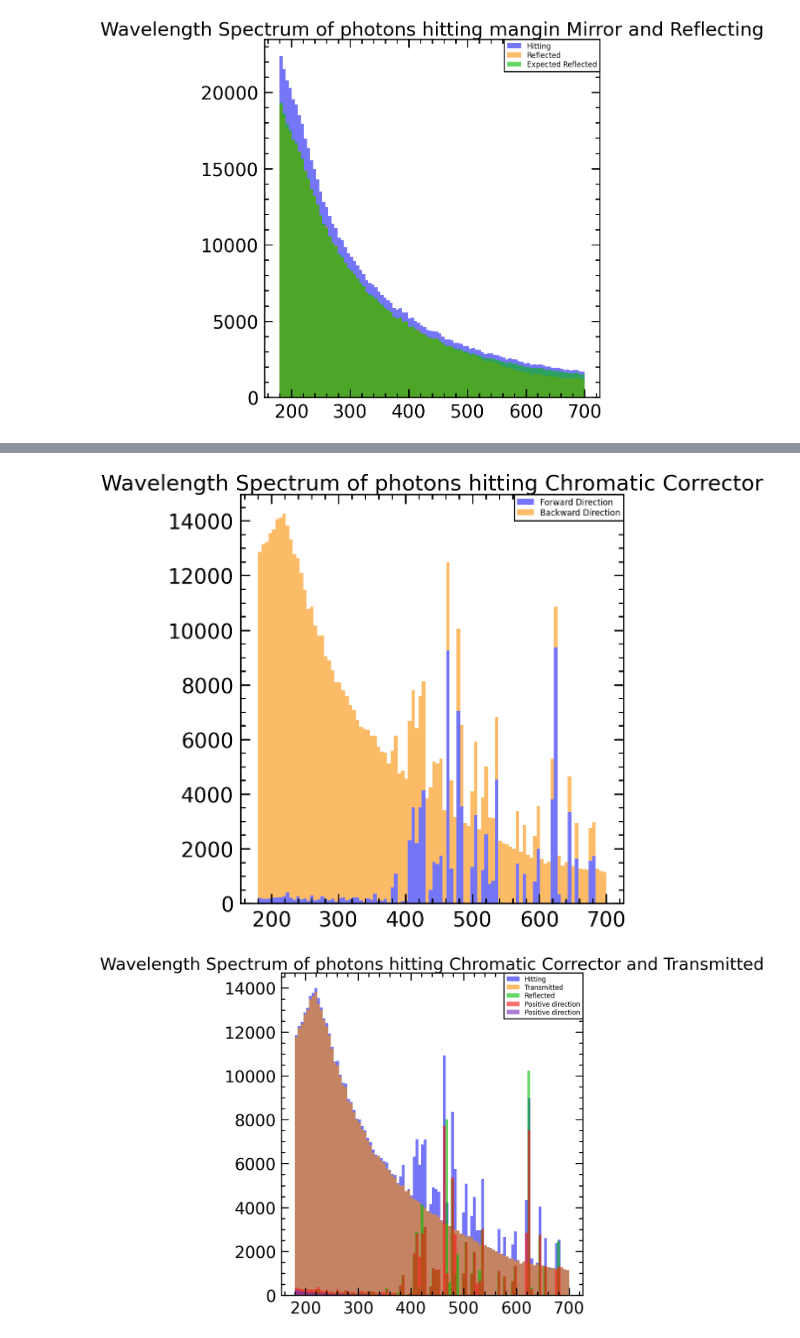
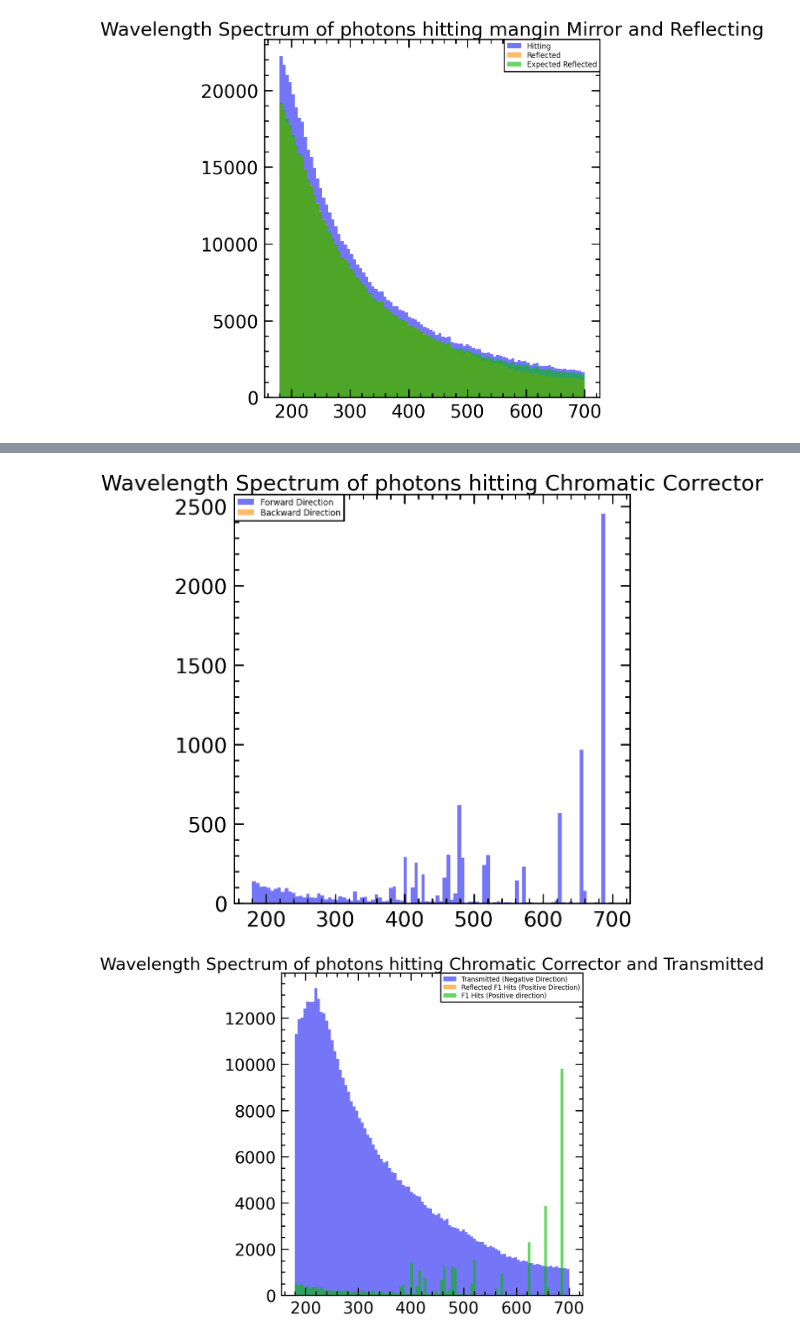
Before and after one commit to SandersJack/NA62_CEDARH_Handbook, a Jupyter notebook: CEDAR_Handbook.ipynb, the cells around one changed output, grey strips where cells are left out. Drawn from its saved outputs; the diff is of its cells as text; code cells hidden in the pictures.

```diff
--- a/CEDAR_Handbook.ipynb
+++ b/CEDAR_Handbook.ipynb
@@ -13,7 +13,7 @@ importlib.reload(Cpm)
 # %% [output]
 <module 'CEDAR_Parameters' from 'c:\\Users\\sande\\Documents\\Coding\\NA62_CEDARH_Handbook\\CEDAR_Parameters.py'>
 # %%
-filename = "Cedar_data/data.F1.2.txt"
+filename = "Cedar_data/data.comb.3.txt"
 verbose_level = 1 # 0 no printout, 1 printout to console, 2 printout to text file
 CEDARH = Cpm.CEDARH()
 print("!")
@@ -67,6 +67,9 @@ crom_F1_trans = []
 crom_F1_for = []
 crom_F1_tran_for = []
 crom_F1_refl = []
+
+crom_F2_hit = []
+crom_F2_refl = []
 
 
 angle  = []
@@ -111,6 +114,9 @@ for t in range(len(events)):
     mang = 0
     mang_L = 0
     mang_p = 0
+
+    prevfinvol = ""
+    prev_prevvol = ""
 
     print(t)
     print("Events: " + str(int(events[t][0][5])+1))
@@ -173,14 +179,17 @@ for t in range(len(events)):
         if prevol == "CedarChromaticF1Surface" and finvol == "CedarChromaticCorrector":
             crom_F1_for.append(ELConvert(e*1e6)*1e3)
 
-        if prevol == "CedarRadiatorGas" and finvol == "CedarChromaticF1Surface":
-            crom_F1_tran_for.append(ELConvert(e*1e6)*1e3)
-
         if prevol == "CedarChromaticF1Surface" and finvol == "CedarRadiatorGas":
             crom_F1_trans.append(ELConvert(e*1e6)*1e3)
 
-        if prevol == "CedarChromaticF1Surface" and finvol == "CedarChromaticCorrector" and prev_prevvol == "CedarChromaticCorrector" and prevfinvol == "CedarChromaticF1Surface":
+        if prev_prevvol == "CedarChromaticF1Surface" and prevfinvol == "CedarChromaticCorrector" and prevol == "CedarChromaticCorrector" and finvol == "CedarChromaticF1Surface":
             crom_F1_refl.append(ELConvert(e*1e6)*1e3)
+
+        if prevol == "CedarRadiatorGas" and finvol == "CedarChromaticF2Surface":
+            crom_F2_hit.append(ELConvert(e*1e6)*1e3)
+
+        if prev_prevvol == "CedarChromaticF2Surface" and prevfinvol == "CedarChromaticCorrector" and prevol == "CedarChromaticCorrector" and finvol == "CedarChromaticF2Surface":
+            crom_F2_refl.append(ELConvert(e*1e6)*1e3)
 
         ###############################################################################
         ##                              -------------------                          ##
@@ -416,24 +425,23 @@ ax02_1.set_title("Wavelength Spectrum of photons hitting Chromatic Corrector")
 ax02_1.legend()
 plt.show()
 # %% [output]
-[figure, old version]
+[figure, new version]
 # %%
 fig02_2, ax02_2 = plt.subplots(1, 1, figsize=(10, 10))
-counts2, bins2, bars2 = ax02_2.hist(crom_F1_hit,bins=100,label="Hitting",alpha=0.6)
-counts2_, bins2_, bars2_ = ax02_2.hist(crom_F1_trans,bins=100,label="Transmitted",alpha=0.6)
-counts2_r, bins2_r, bars2_r = ax02_2.hist(crom_F1_refl,bins=100,label="Reflected",alpha=0.6)
+#counts2, bins2, bars2 = ax02_2.hist(crom_F1_hit,bins=100,label="F2 Hits (Negative Direction)",alpha=0.6)
+counts2_, bins2_, bars2_ = ax02_2.hist(crom_F1_trans,bins=100,label="Transmitted (Negative Direction)",alpha=0.6)
+counts2_r, bins2_r, bars2_r = ax02_2.hist(crom_F1_refl,bins=100,label="Reflected F1 Hits (Positive Direction)",alpha=0.6)
 
 cromexpected = []
 for i in range(len(counts2)):
     ncounts = counts2[i]*(1-CEDARH.ChromaticCorrectorF1Reflectivity(bins2[i]))
     for t in range(int(ncounts)):
         cromexpected.append(bins2[i])
 
-counts2_p, bins2_p, bars2_p = ax02_2.hist(crom_F1_for,bins=100,label="Positive direction",alpha=0.6,range=(min(bins2),max(bins2)))
-counts2_tp, bins2_tp, bars2_tp = ax02_2.hist(crom_F1_tran_for,bins=100,label="Positive direction",alpha=0.6,range=(min(bins2),max(bins2)))
+counts2_p, bins2_p, bars2_p = ax02_2.hist(crom_F1_for,bins=100,label="F1 Hits (Positive direction)",alpha=0.6,range=(min(bins2),max(bins2)))
 #ax02_2.hist(cromexpected,bins=100,label="Expected Transmitted",alpha=0.6,range=(min(bins2),max(bins2)))
 ax02_2.set_title("Wavelength Spectrum of photons hitting Chromatic Corrector and Transmitted")
 ax02_2.legend()
 plt.show()
 # %% [output]
-[figure, old version]
+[figure, new version]
```
Also changed, not shown: parts of 16 cells of this notebook, 1 other file.
